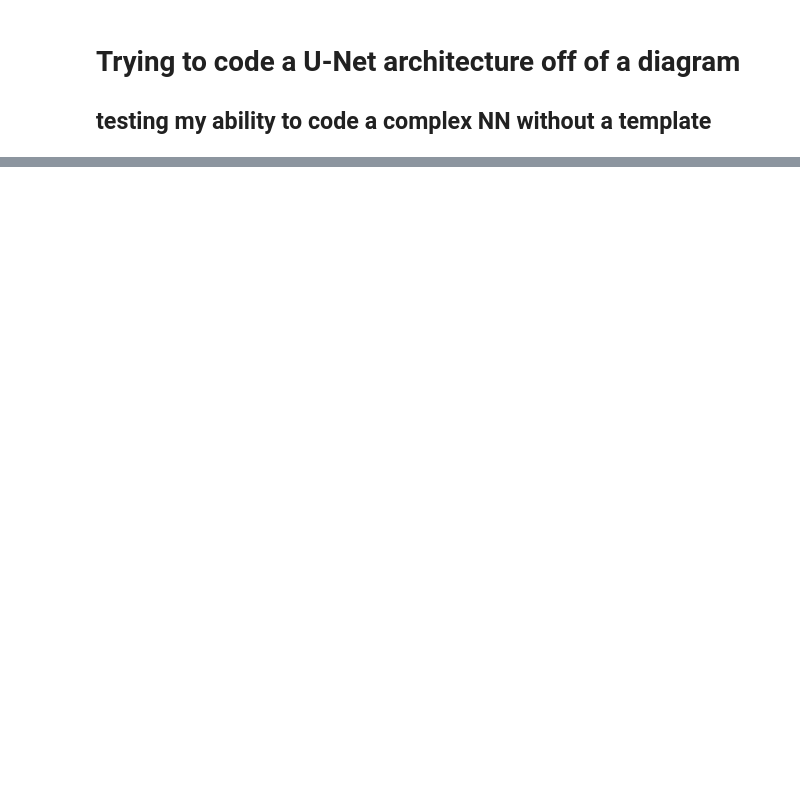
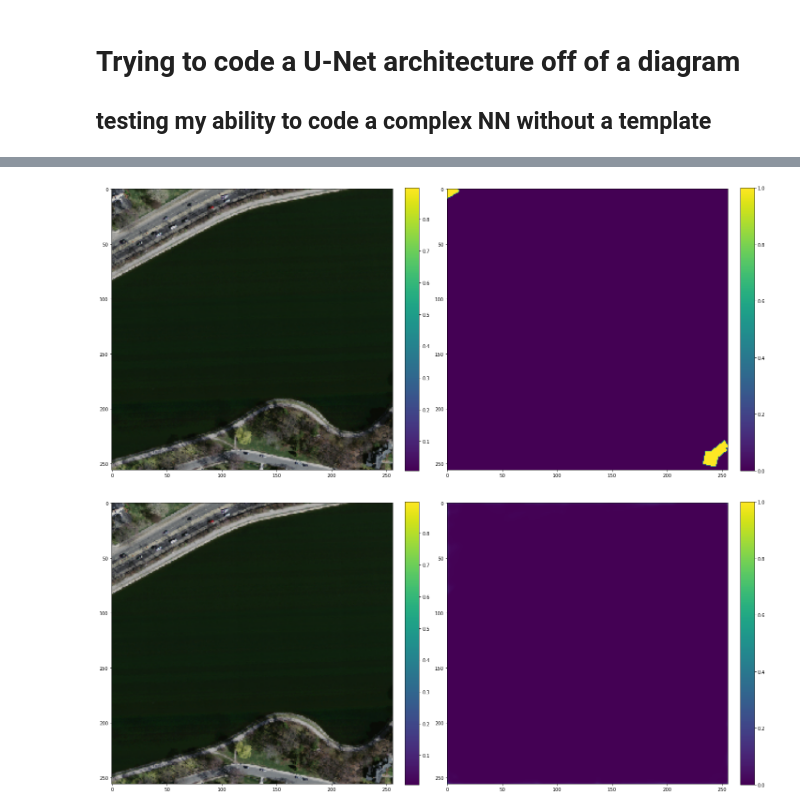
Before and after one commit to GrahamAnto/CV_exercises, a Jupyter notebook: bldg_detect.ipynb, the cells around one changed output, grey strips where cells are left out. Saved outputs shown, nothing was run; the diff lists cells and outputs as text; code cells hidden in the pictures; blank space fills up the shorter version.

```diff
--- a/bldg_detect.ipynb
+++ b/bldg_detect.ipynb
@@ -105,0 +145,12 @@ from tensorflow.keras.optimizers import SGD
+# %%
+def build_block(x,num_f,skip_connect = True):
+    x = BatchNormalization()(x)
+
+    x = Conv2D(num_f,kernel_size=3,padding='same')(x)
+    x = Activation('relu')(x)
+    x = Conv2D(num_f,kernel_size=3,padding='same')(x)
+    s = Activation('relu')(x)
+    if skip_connect == True:
+        x = MaxPooling2D(pool_size=2)(s)
+
+    return x,s
@@ -105,0 +197,3 @@ from tensorflow.keras.optimizers import SGD
+# %%
+model = build_model(X[0].shape)
+model.summary()
@@ -105,0 +218,2 @@ from tensorflow.keras.optimizers import SGD
+# %%
+model.fit(train_road_gen, steps_per_epoch=10, epochs=10)
@@ -105,0 +242,9 @@ from tensorflow.keras.optimizers import SGD
+# %%
+Z = model.predict(X)
+i=13
+
+show_images(X[i],Y[i])
+show_images(X[i],Z[i])
+# %% [output]
+[figure, added]
+[figure, added]
```
Also changed, not shown: parts of 11 cells of this notebook.
